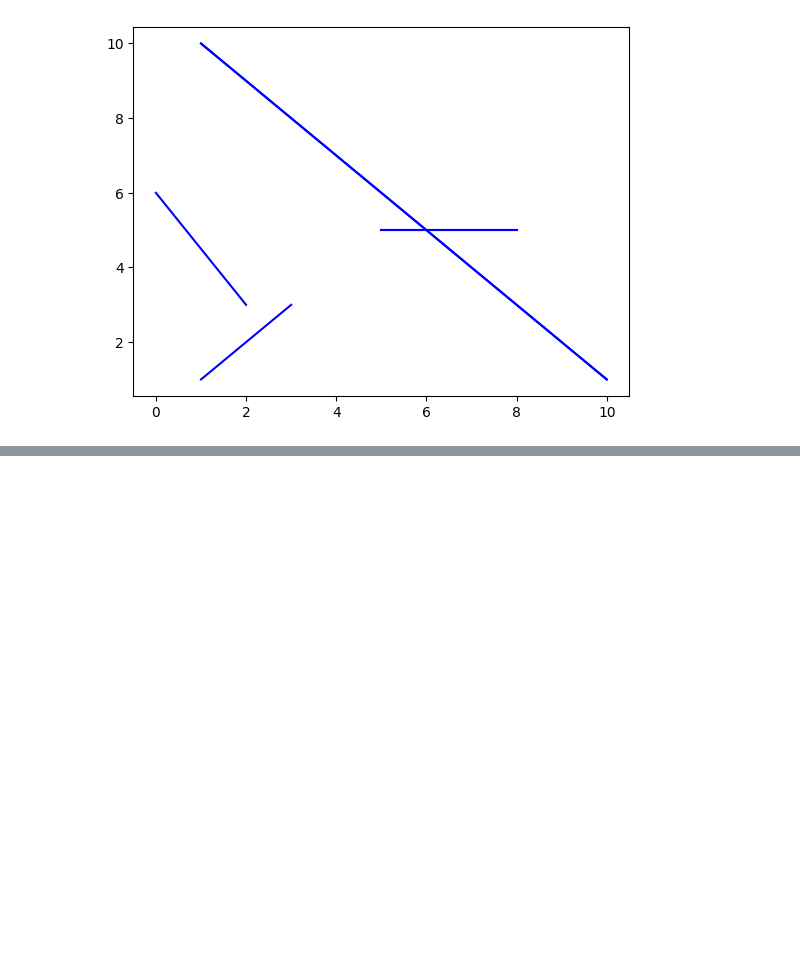
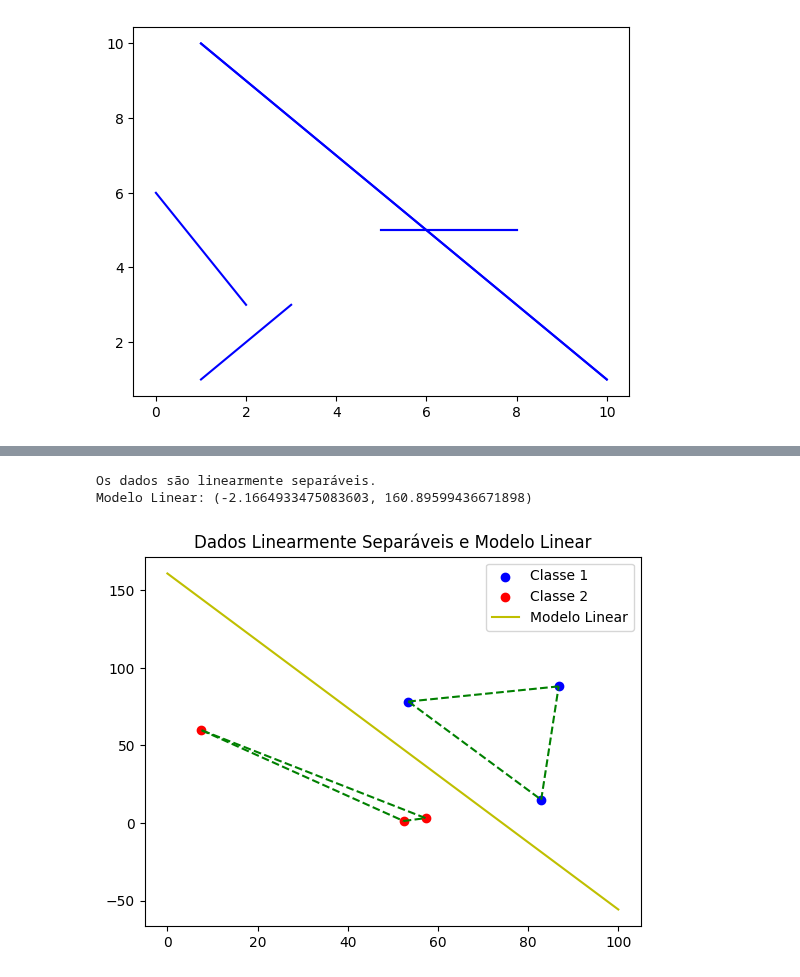
Before and after one commit to marcelomrad/Classificador_Linear, a Jupyter notebook: main.ipynb, the cells around one changed output, grey strips where cells are left out. Drawn from its saved outputs; the diff is of its cells as text; code cells hidden in the pictures; blank space fills up the shorter version.

Commit message:
Separabilidade Linear

```diff
--- a/main.ipynb
+++ b/main.ipynb
@@ -201,0 +204,20 @@ Os segmentos [(41, 76), (40, 64)] e [(62, 72), (36, 75)] se cruzam.
+# %%
+
+def verificar_separabilidade_linear(envoltoria_classe_1, envoltoria_classe_2):
+    # Função que verifica se há interseção entre segmentos das envoltórias
+    def segmentos_se_intersectam(segmento1, segmento2):
+        return segmento1.intersecao(segmento2)
+
+    # Criando segmentos a partir de cada pontos das envoltórias de ambas as classes
+    segmentos_classe_1 = [Segmento(envoltoria_classe_1[i], envoltoria_classe_1[i + 1]) for i in range(len(envoltoria_classe_1) - 1)]
+    segmentos_classe_2 = [Segmento(envoltoria_classe_2[i], envoltoria_classe_2[i + 1]) for i in range(len(envoltoria_classe_2) - 1)]
+
+    # Verifique a interseção entre segmentos das envoltórias de diferentes classes
+    for segmento1 in segmentos_classe_1:
+        for segmento2 in segmentos_classe_2:
+            if segmentos_se_intersectam(segmento1, segmento2):
+                # Se houver interseção entre qualquer par de segmentos, os pontos das envoltórias se cruzam
+                return False
+
+    # Se nenhum par de segmentos se intersectar, os dados são linearmente separáveis
+    return True
@@ -201,0 +258,46 @@ Os segmentos [(41, 76), (40, 64)] e [(62, 72), (36, 75)] se cruzam.
+# %%
+#Teste de uso:
+
+# Gerar duas classes de pontos aleatórios
+classe_1 = [Ponto(random.uniform(0, 100), random.uniform(0, 100)) for _ in range(3)]
+classe_2 = [Ponto(random.uniform(0, 100), random.uniform(0, 100)) for _ in range(3)]
+
+# Calcular as envoltórias convexas de cada classe
+envoltoria_classe_1 = graham_scan(classe_1)
+envoltoria_classe_2 = graham_scan(classe_2)
+
+separabilidade_linear = verificar_separabilidade_linear(envoltoria_classe_1, envoltoria_classe_2)
+
+# Plotar os pontos e as envoltórias
+plt.scatter([p.x for p in classe_1], [p.y for p in classe_1], color='b', label='Classe 1')
+plt.scatter([p.x for p in classe_2], [p.y for p in classe_2], color='r', label='Classe 2')
+
+for i in range(len(envoltoria_classe_1) - 1):
+    plt.plot([envoltoria_classe_1[i].x, envoltoria_classe_1[i + 1].x], [envoltoria_classe_1[i].y, envoltoria_classe_1[i + 1].y], color='g', linestyle='--')
+for i in range(len(envoltoria_classe_2) - 1):
+    plt.plot([envoltoria_classe_2[i].x, envoltoria_classe_2[i + 1].x], [envoltoria_classe_2[i].y, envoltoria_classe_2[i + 1].y], color='g', linestyle='--')
+
+
+if separabilidade_linear:
+    print("Os dados são linearmente separáveis.")
+    modelo_linear = construir_modelo_linear(envoltoria_classe_1, envoltoria_classe_2)
+    print("Modelo Linear:", modelo_linear)
+
+    # Plotar a reta perpendicular
+    x = np.linspace(0, 100, 100)
+    y = modelo_linear[0] * x + modelo_linear[1]
+    plt.plot(x, y, color='y', linestyle='-', label='Modelo Linear')
+
+    plt.title('Dados Linearmente Separáveis e Modelo Linear')
+    plt.legend()
+    plt.show()
+
+else:
+    print("Os dados não são linearmente separáveis.")
+    plt.title('Dados com Colisões')
+    plt.legend()
+    plt.show()
+# %% [output]
+Os dados são linearmente separáveis.
+Modelo Linear: (-2.1664933475083603, 160.89599436671898)
+[figure, added]
```
Also changed, not shown: parts of 6 cells of this notebook.
